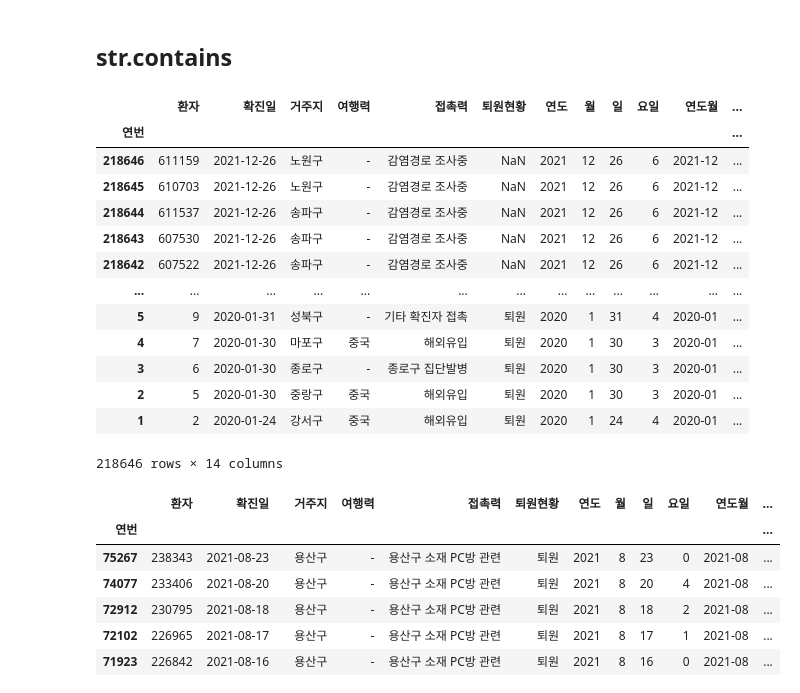
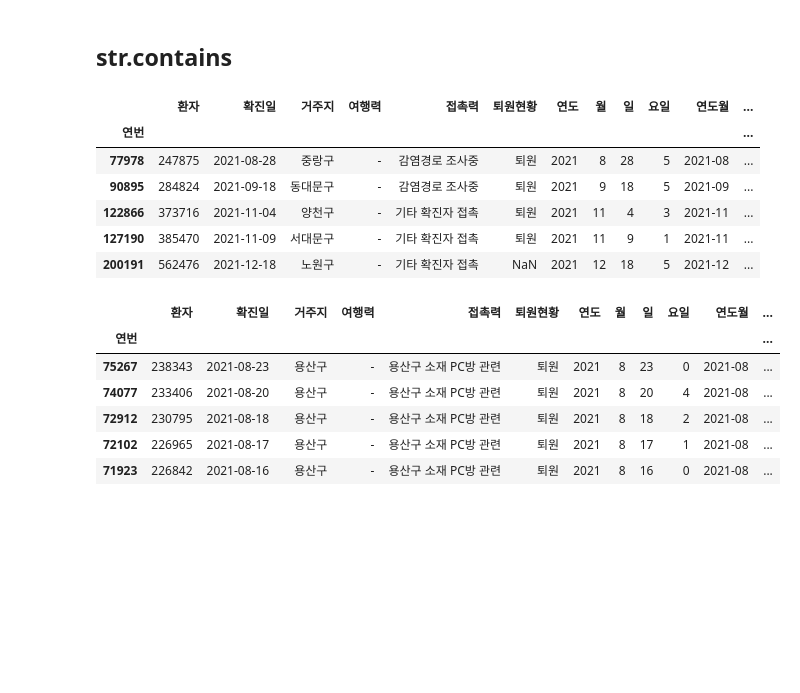
Before and after one commit to wumusill/AI_School, a Jupyter notebook: TP2/COVID/python0303.ipynb, the cells around one changed output. Drawn from its saved outputs; the diff is of its cells as text; code cells hidden in the pictures; blank space fills up the shorter version.

```diff
--- a/TP2/Day6/python0303.ipynb
+++ b/TP2/COVID/python0303.ipynb
@@ -891,23 +921,16 @@ df[(df["거주구"] == "강남구") & (df["여행력"] == "일본")]
 # %%
 # 접촉력 영문자 검색을 위해 대문자로
 condition = df["접촉력"].str.contains("[a-zA-Z]")
 df["접촉력 대문자"] = df[condition]["접촉력"].str.upper()
-df
+df.sample(5)
 # %% [output]
 |  | 환자 | 확진일 | 거주지 | 여행력 | 접촉력 | 퇴원현황 | 연도 | 월 | 일 | 요일 | 연도월 | ... |
 | 연번 |  |  |  |  |  |  |  |  |  |  |  | ... |
-| 218646 | 611159 | 2021-12-26 | 노원구 | - | 감염경로 조사중 | NaN | 2021 | 12 | 26 | 6 | 2021-12 | ... |
-| 218645 | 610703 | 2021-12-26 | 노원구 | - | 감염경로 조사중 | NaN | 2021 | 12 | 26 | 6 | 2021-12 | ... |
-| 218644 | 611537 | 2021-12-26 | 송파구 | - | 감염경로 조사중 | NaN | 2021 | 12 | 26 | 6 | 2021-12 | ... |
-| 218643 | 607530 | 2021-12-26 | 송파구 | - | 감염경로 조사중 | NaN | 2021 | 12 | 26 | 6 | 2021-12 | ... |
-| 218642 | 607522 | 2021-12-26 | 송파구 | - | 감염경로 조사중 | NaN | 2021 | 12 | 26 | 6 | 2021-12 | ... |
-| ... | ... | ... | ... | ... | ... | ... | ... | ... | ... | ... | ... | ... |
-| 5 | 9 | 2020-01-31 | 성북구 | - | 기타 확진자 접촉 | 퇴원 | 2020 | 1 | 31 | 4 | 2020-01 | ... |
-| 4 | 7 | 2020-01-30 | 마포구 | 중국 | 해외유입 | 퇴원 | 2020 | 1 | 30 | 3 | 2020-01 | ... |
-| 3 | 6 | 2020-01-30 | 종로구 | - | 종로구 집단발병 | 퇴원 | 2020 | 1 | 30 | 3 | 2020-01 | ... |
-| 2 | 5 | 2020-01-30 | 중랑구 | 중국 | 해외유입 | 퇴원 | 2020 | 1 | 30 | 3 | 2020-01 | ... |
-| 1 | 2 | 2020-01-24 | 강서구 | 중국 | 해외유입 | 퇴원 | 2020 | 1 | 24 | 4 | 2020-01 | ... |
+| 77978 | 247875 | 2021-08-28 | 중랑구 | - | 감염경로 조사중 | 퇴원 | 2021 | 8 | 28 | 5 | 2021-08 | ... |
+| 90895 | 284824 | 2021-09-18 | 동대문구 | - | 감염경로 조사중 | 퇴원 | 2021 | 9 | 18 | 5 | 2021-09 | ... |
+| 122866 | 373716 | 2021-11-04 | 양천구 | - | 기타 확진자 접촉 | 퇴원 | 2021 | 11 | 4 | 3 | 2021-11 | ... |
+| 127190 | 385470 | 2021-11-09 | 서대문구 | - | 기타 확진자 접촉 | 퇴원 | 2021 | 11 | 9 | 1 | 2021-11 | ... |
+| 200191 | 562476 | 2021-12-18 | 노원구 | - | 기타 확진자 접촉 | NaN | 2021 | 12 | 18 | 5 | 2021-12 | ... |
-218646 rows × 14 columns
 # %%
 # PC방 데이터 조회
 condition = df["접촉력 대문자"].str.contains("PC방") == True
```
Also changed, not shown: parts of 26 cells of this notebook, 29 other files.
